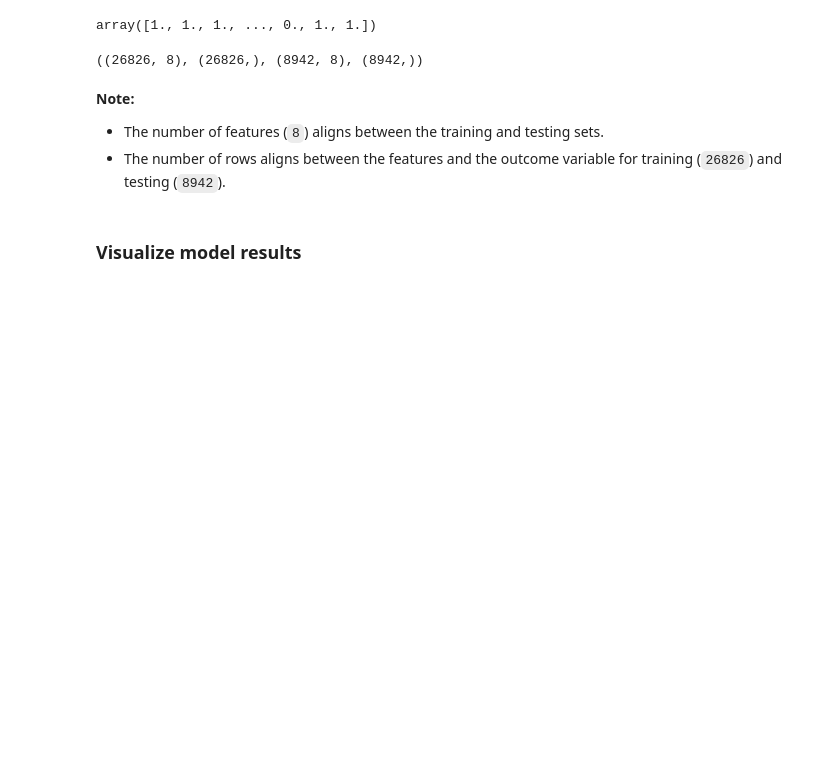
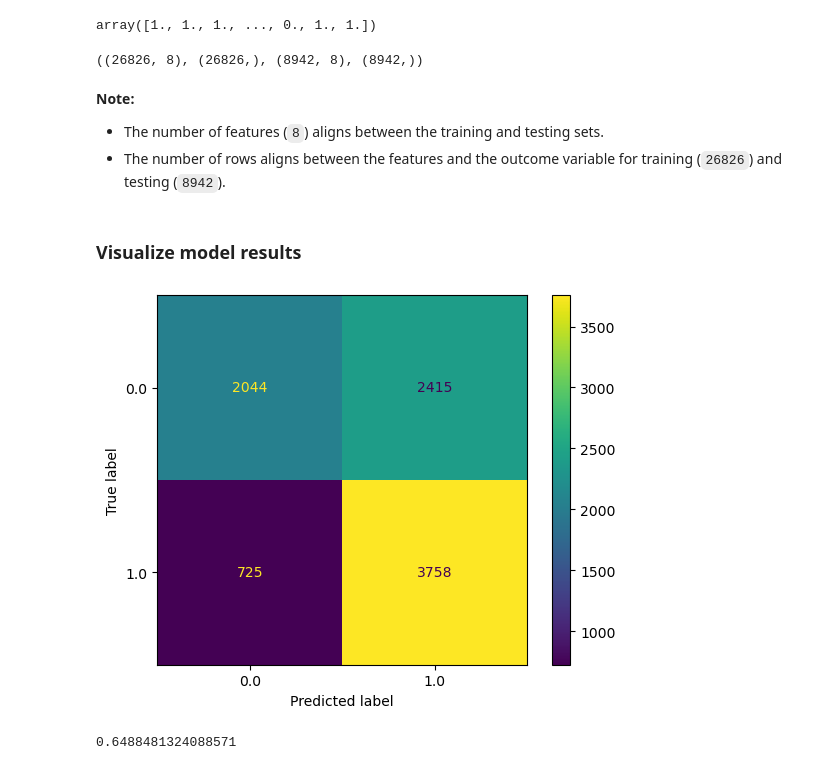
Before and after one commit to Mustafa777Xo/TikTok, a Jupyter notebook: tiktok_classfication.ipynb, the cells around one changed output. Drawn from its saved outputs; the diff is of its cells as text; code cells hidden in the pictures; blank space fills up the shorter version.

```diff
--- a/tiktok_classfication.ipynb
+++ b/tiktok_classfication.ipynb
@@ -871,3 +871,20 @@ X_train_final.shape, y_train_final.shape, X_test_final.shape, y_test_final.shape
 ### **Visualize model results**
 # %%
 #Create a confusion matrix to visualize the results of the logistic regression model.
+# Compute values for confusion matrix
+log_cm = confusion_matrix(y_test_final, y_pred, labels=log_clf.classes_)
+
+# Create display of confusion matrix
+log_disp = ConfusionMatrixDisplay(confusion_matrix=log_cm, display_labels=log_clf.classes_)
+
+# Plot confusion matrix
+log_disp.plot()
+
+# Display plot
+plt.show()
+# %% [output]
+[figure, added]
+# %%
+(3758+2044) / (3758 + 725 + 2044 + 2415)
+# %% [output]
+0.6488481324088571
```
Also changed, not shown: parts of 5 cells of this notebook.
